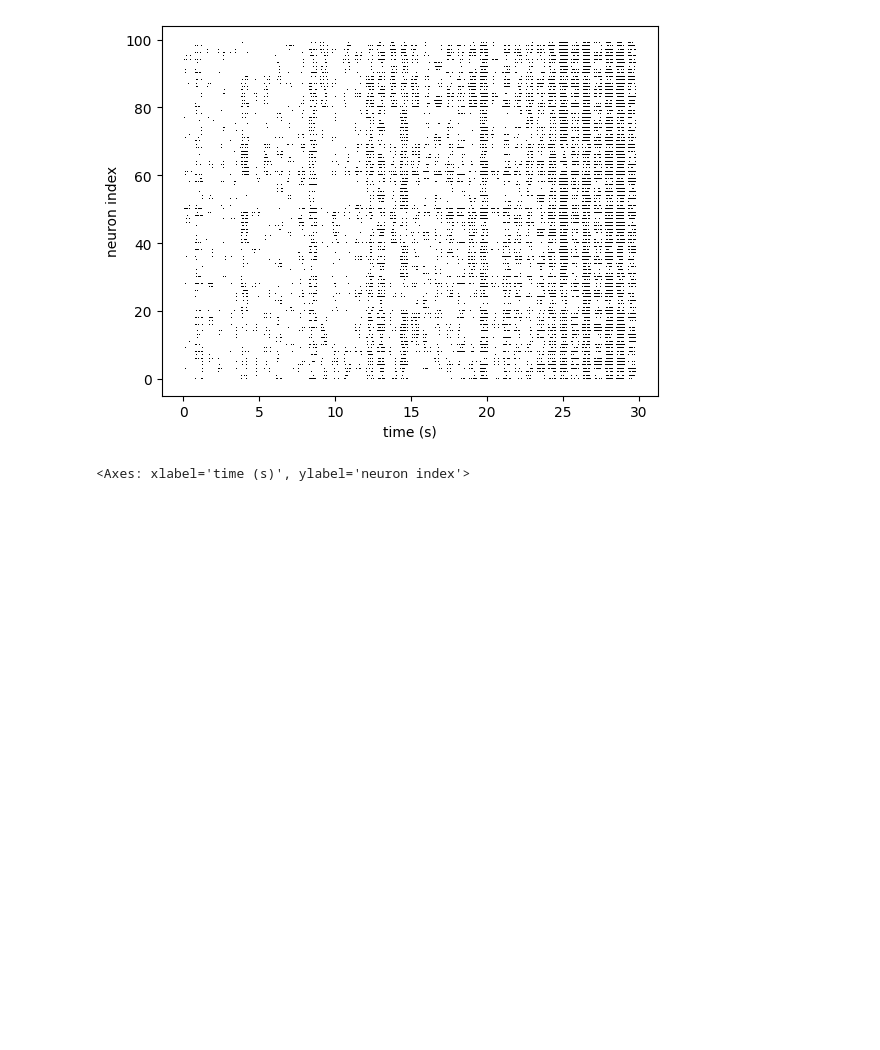
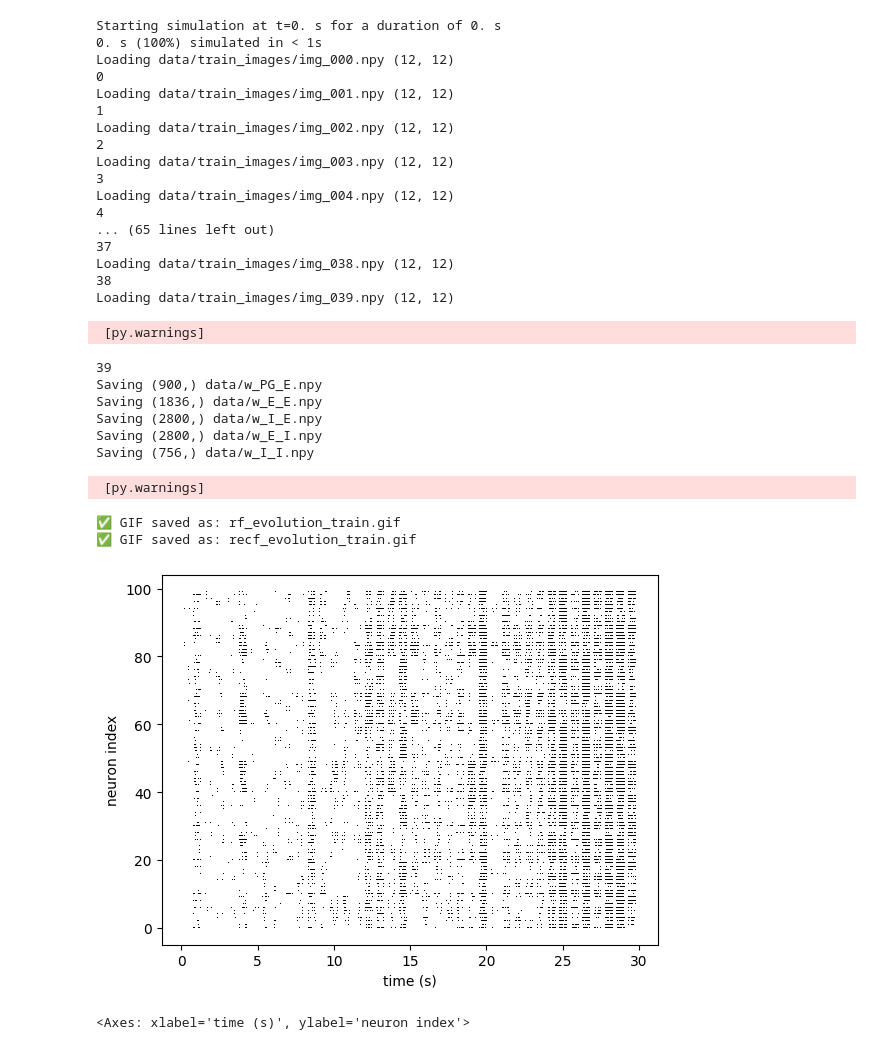
Before and after one commit to DumoulinVincent/epilepsy, a Jupyter notebook: RF_Simu_2.ipynb, the cells around one changed output. Saved outputs shown, nothing was run; the diff lists cells and outputs as text; code cells hidden in the pictures; blank space fills up the shorter version.

```diff
--- a/RF_Simu_2.ipynb
+++ b/RF_Simu_2.ipynb
@@ -575,9 +612,11 @@ def create_gif_from_frames(frames, filename='rf_evolution_train.gif', duration=0
 # %%
+start_scope()
 net = train(40)
 exc_mon = net['sp_exc']
 #inh_mon=net['sp_inh']
 plot_raster(exc_mon.i, exc_mon.t, time_unit=second, marker=',', color='k')
 create_gif_from_frames(frames_train)
+create_gif_from_frames(frames_rec,filename='recf_evolution_train.gif')
 
 #plot_raster(inh_mon.i, inh_mon.t, time_unit=second, marker=',', color='k')
 # %% [output]
@@ -609,4 +668,31 @@ Saving (756,) data/w_I_I.npy
+Starting simulation at t=0. s for a duration of 0. s
+0. s (100%) simulated in < 1s
+Loading data/train_images/img_000.npy (12, 12)
+0
+Loading data/train_images/img_001.npy (12, 12)
+1
+Loading data/train_images/img_002.npy (12, 12)
+2
+Loading data/train_images/img_003.npy (12, 12)
+3
+Loading data/train_images/img_004.npy (12, 12)
+4
+... (65 lines left out)
+37
+Loading data/train_images/img_038.npy (12, 12)
+38
+Loading data/train_images/img_039.npy (12, 12)
+ [py.warnings]
+39
+Saving (900,) data/w_PG_E.npy
+Saving (1836,) data/w_E_E.npy
+Saving (2800,) data/w_I_E.npy
+Saving (2800,) data/w_E_I.npy
+Saving (756,) data/w_I_I.npy
+ [py.warnings]
+✅ GIF saved as: rf_evolution_train.gif
+✅ GIF saved as: recf_evolution_train.gif
-[figure, old version]
+[figure, new version]
 # %%
 inh_mon=net['sp_inh']
 plot_raster(inh_mon.i, inh_mon.t, time_unit=second, marker=',', color='k')
```
Also changed, not shown: parts of 4 cells of this notebook, 14 other files.
